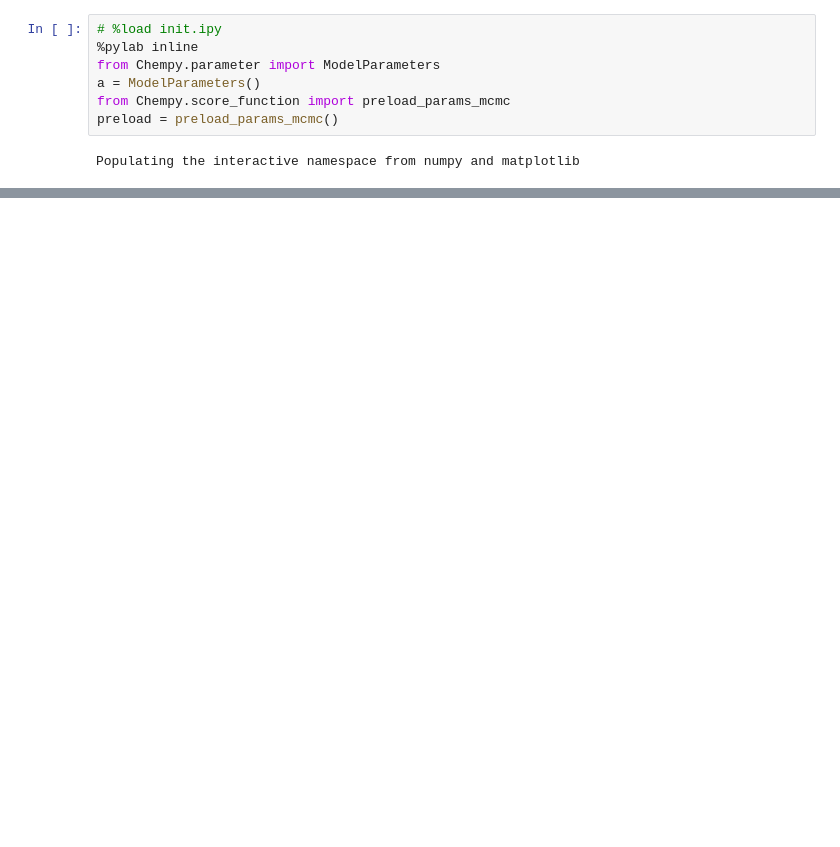
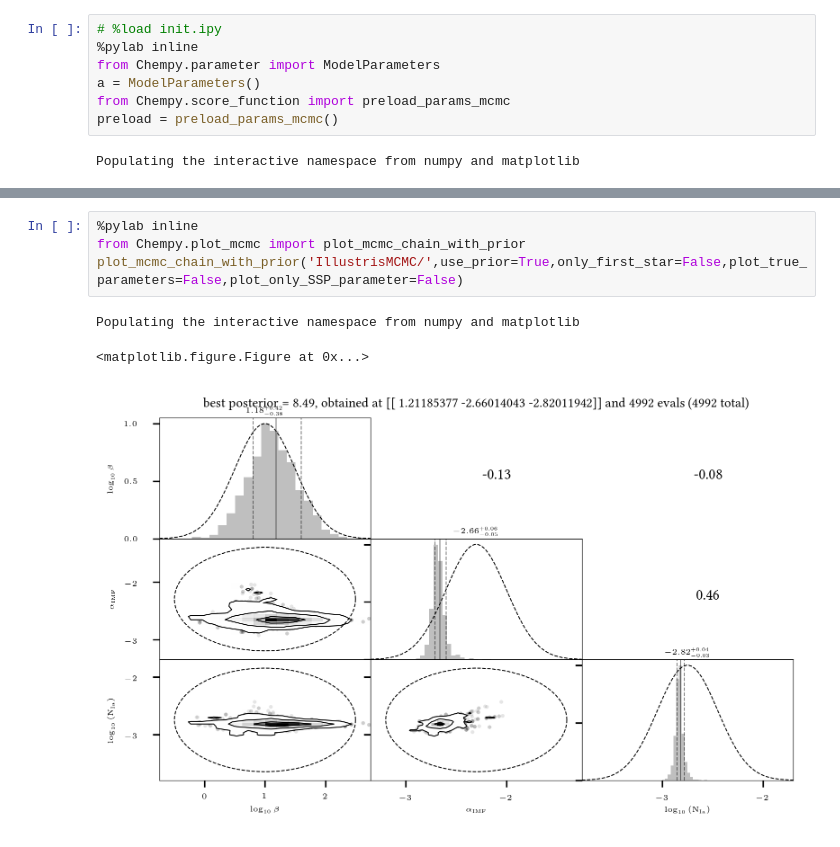
Before and after one commit to oliverphilcox/ChempyMulti, a Jupyter notebook: IllustrisTNG parameters.ipynb, the cells around one changed output, grey strips where cells are left out. Saved outputs shown, nothing was run; the diff lists cells and outputs as text; blank space fills up the shorter version.

Commit message:
chempy
Former-commit-id: 094df391b4d1a781817f5183d34f6327c8680033

```diff
--- a/IllustrisTNG parameters.ipynb
+++ b/IllustrisTNG parameters.ipynb
@@ -44,0 +44,8 @@ from Chempy.optimization import minimizer_local
+# %%
+%pylab inline
+from Chempy.plot_mcmc import plot_mcmc_chain_with_prior
+plot_mcmc_chain_with_prior('IllustrisMCMC/',use_prior=True,only_first_star=False,plot_true_parameters=False,plot_only_SSP_parameter=False)
+# %% [output]
+Populating the interactive namespace from numpy and matplotlib
+<matplotlib.figure.Figure at 0x...>
+[figure, added]
```
Also changed, not shown: parts of 7 cells of this notebook, 33 other files.
